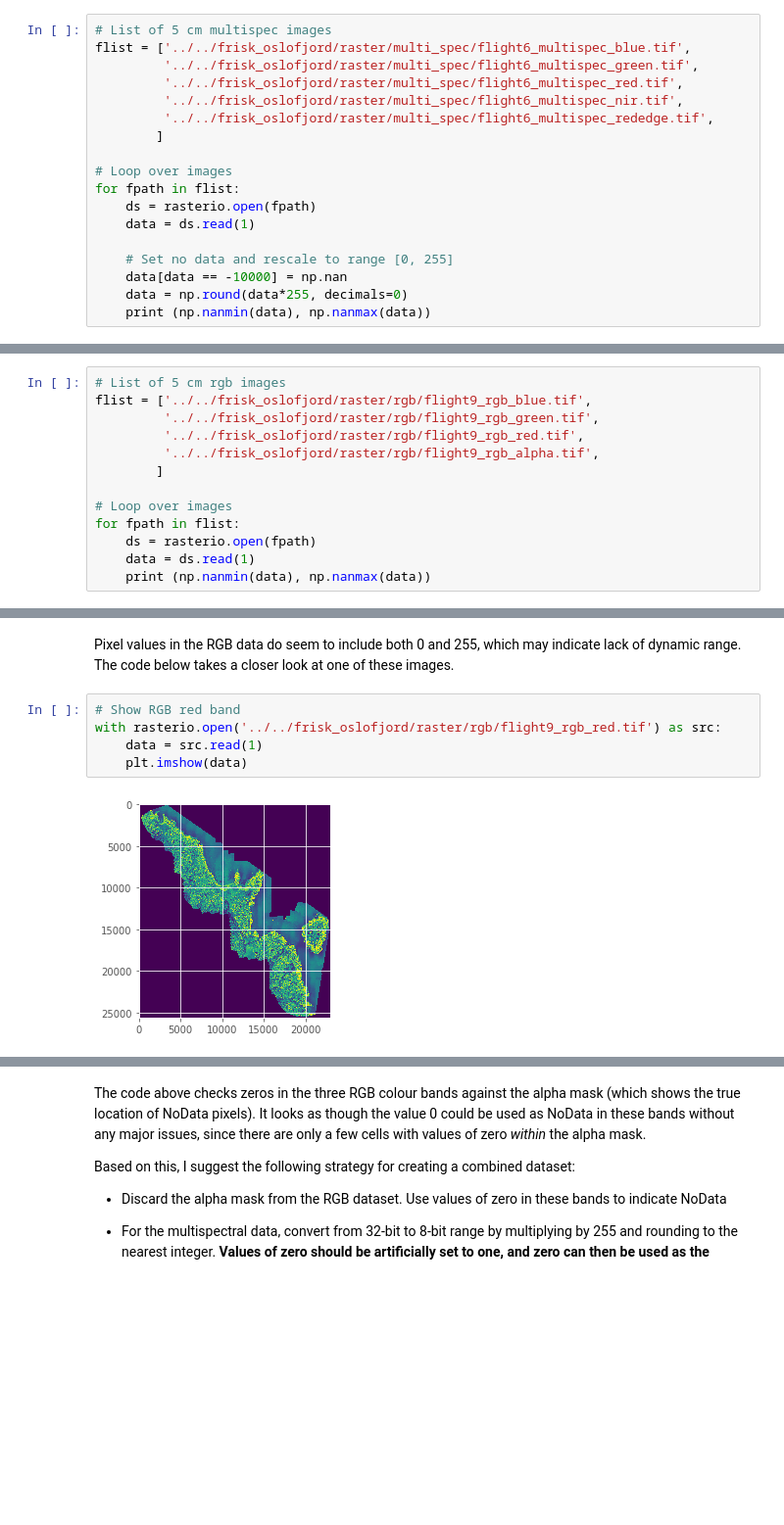
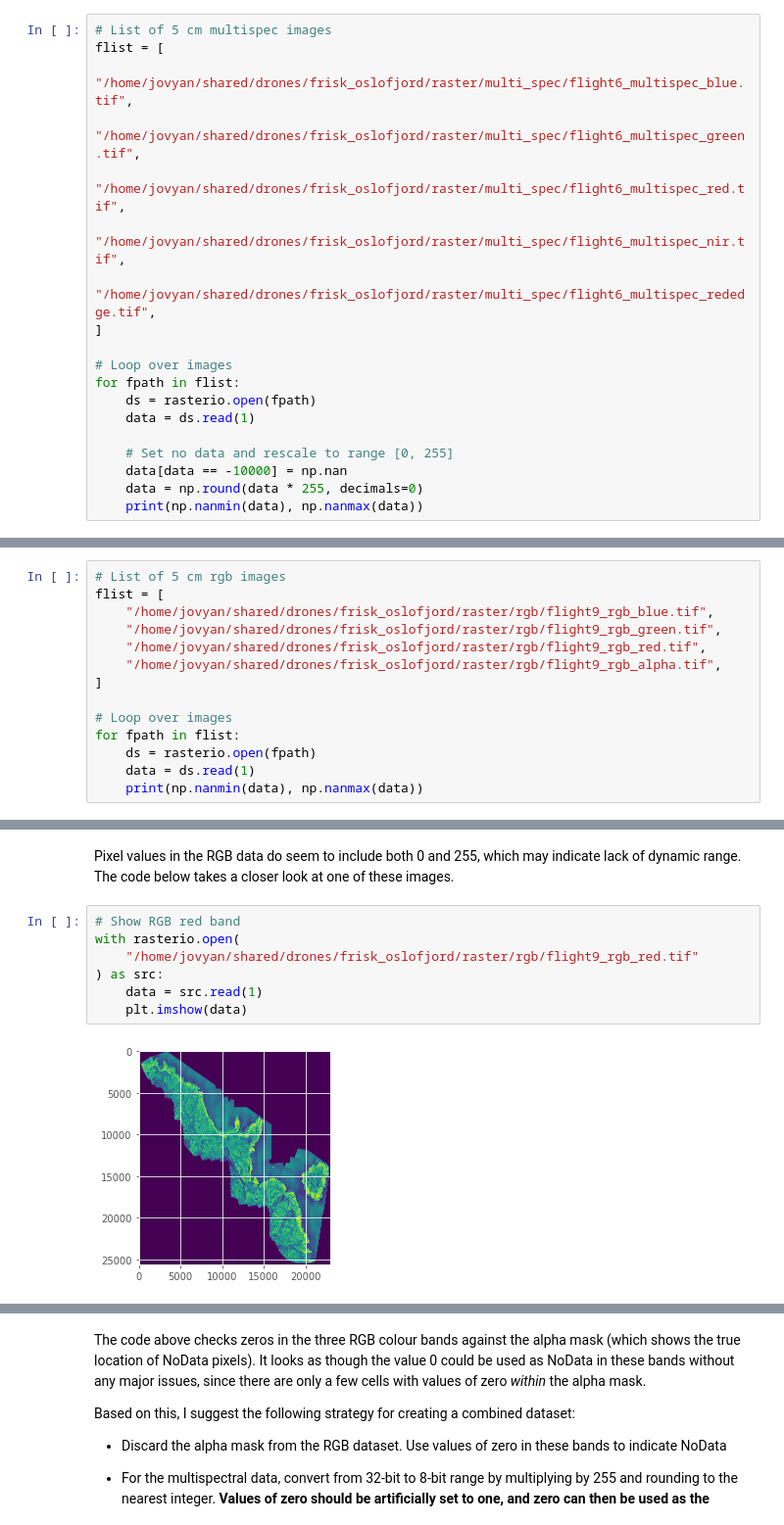
Before and after one commit to JamesSample/image_drone, a Jupyter notebook: notebooks/frisk_oslofjord_raster_proc.ipynb, the cells around one changed output, grey strips where cells are left out. Shown at 98% size. Cells and saved outputs as stored; diff of their text form; blank space fills up the shorter version.

```diff
--- a/notebooks/frisk_oslofjord_raster_proc.ipynb
+++ b/notebooks/frisk_oslofjord_raster_proc.ipynb
@@ -123,12 +132,13 @@ To keep file sizes manageable, it seems best to work with 8-bit `unit` images (l
 Converting from 32-bit to 8-bit is simple enough, **except** we need to choose an appropriate NoData value in the range between 0 and 255 (note that we can't use an alpha band here, as the NoData masks are different between the RGB and multispectral datasets). The code below performs a direct conversion from 32-bit to 8-bit, by multiplying the float values by 255 and rounding to the nearest integer.
 # %%
 # List of 5 cm multispec images
-flist = ['../../frisk_oslofjord/raster/multi_spec/flight6_multispec_blue.tif',
-         '../../frisk_oslofjord/raster/multi_spec/flight6_multispec_green.tif',
-         '../../frisk_oslofjord/raster/multi_spec/flight6_multispec_red.tif',
-         '../../frisk_oslofjord/raster/multi_spec/flight6_multispec_nir.tif',
-         '../../frisk_oslofjord/raster/multi_spec/flight6_multispec_rededge.tif',
-        ]
+flist = [
+    "/home/jovyan/shared/drones/frisk_oslofjord/raster/multi_spec/flight6_multispec_blue.tif",
+    "/home/jovyan/shared/drones/frisk_oslofjord/raster/multi_spec/flight6_multispec_green.tif",
+    "/home/jovyan/shared/drones/frisk_oslofjord/raster/multi_spec/flight6_multispec_red.tif",
+    "/home/jovyan/shared/drones/frisk_oslofjord/raster/multi_spec/flight6_multispec_nir.tif",
+    "/home/jovyan/shared/drones/frisk_oslofjord/raster/multi_spec/flight6_multispec_rededge.tif",
+]
 
 # Loop over images
 for fpath in flist:
@@ -137,8 +147,8 @@ for fpath in flist:
 
     # Set no data and rescale to range [0, 255]
     data[data == -10000] = np.nan
-    data = np.round(data*255, decimals=0)
-    print (np.nanmin(data), np.nanmax(data))
+    data = np.round(data * 255, decimals=0)
+    print(np.nanmin(data), np.nanmax(data))
 # %% [output]
 1.0 216.0
 1.0 211.0
@@ -149,17 +159,18 @@ for fpath in flist:
 Based on this, it looks possible to use the value `255` to indicate NoData, since it's not needed in the pixel values themselves. Does this also work for the RGB bands?
 # %%
 # List of 5 cm rgb images
-flist = ['../../frisk_oslofjord/raster/rgb/flight9_rgb_blue.tif',
-         '../../frisk_oslofjord/raster/rgb/flight9_rgb_green.tif',
-         '../../frisk_oslofjord/raster/rgb/flight9_rgb_red.tif',
-         '../../frisk_oslofjord/raster/rgb/flight9_rgb_alpha.tif',
-        ]
+flist = [
+    "/home/jovyan/shared/drones/frisk_oslofjord/raster/rgb/flight9_rgb_blue.tif",
+    "/home/jovyan/shared/drones/frisk_oslofjord/raster/rgb/flight9_rgb_green.tif",
+    "/home/jovyan/shared/drones/frisk_oslofjord/raster/rgb/flight9_rgb_red.tif",
+    "/home/jovyan/shared/drones/frisk_oslofjord/raster/rgb/flight9_rgb_alpha.tif",
+]
 
 # Loop over images
 for fpath in flist:
     ds = rasterio.open(fpath)
     data = ds.read(1)
-    print (np.nanmin(data), np.nanmax(data))
+    print(np.nanmin(data), np.nanmax(data))
 # %% [output]
 0 255
 0 255
@@ -169,10 +180,12 @@ for fpath in flist:
 Pixel values in the RGB data do seem to include both 0 and 255, which may indicate lack of dynamic range. The code below takes a closer look at one of these images.
 # %%
 # Show RGB red band
-with rasterio.open('../../frisk_oslofjord/raster/rgb/flight9_rgb_red.tif') as src:
+with rasterio.open(
+    "/home/jovyan/shared/drones/frisk_oslofjord/raster/rgb/flight9_rgb_red.tif"
+) as src:
     data = src.read(1)
     plt.imshow(data)
 # %% [output]
-[figure, old version]
+[figure, new version]
 # %%
 # Setup plot
```
Also changed, not shown: parts of 9 cells of this notebook, 1 other file.
